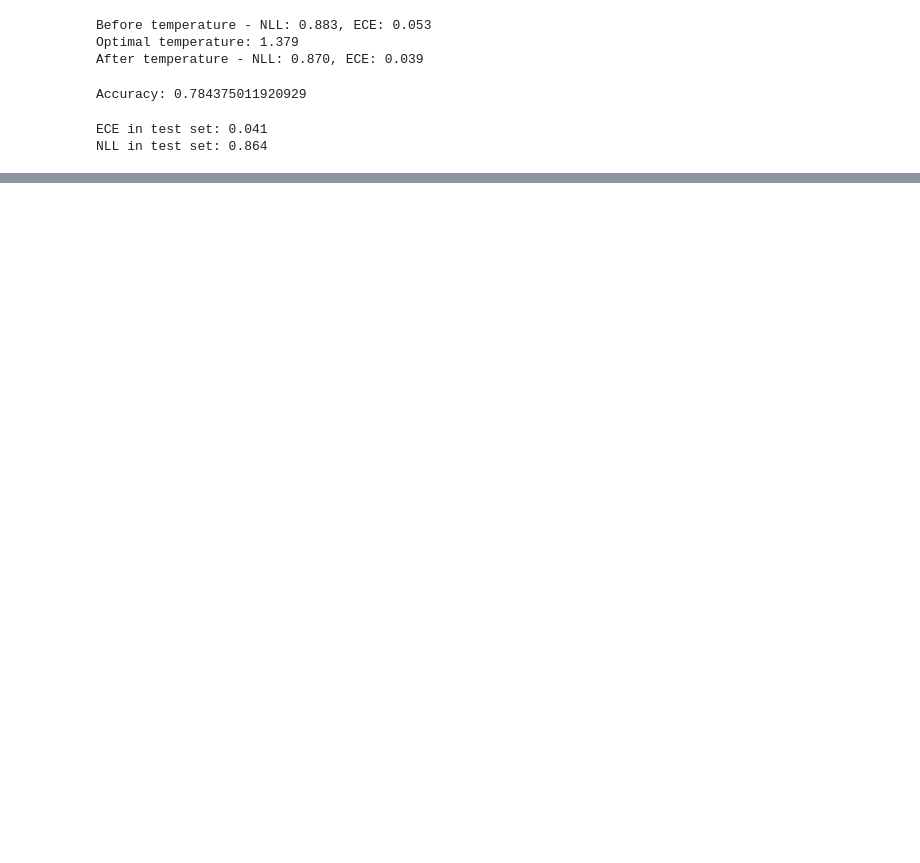
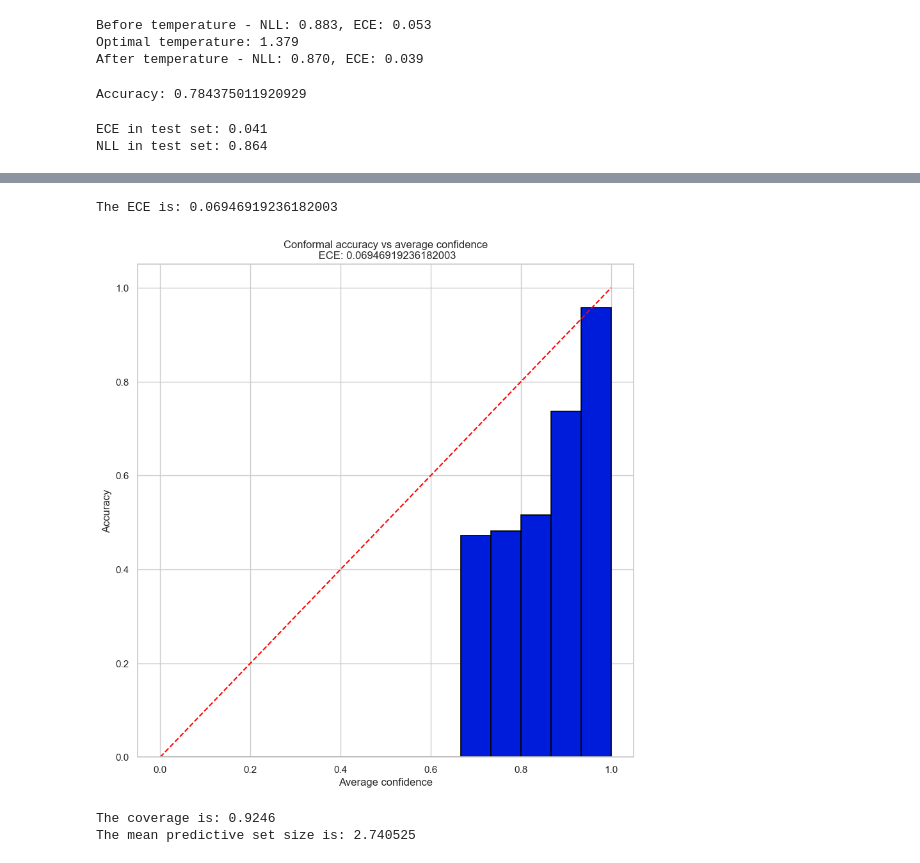
Before and after one commit to anacarolerthal/conformal-prediction-evaluation, a Jupyter notebook: notebooks/imagenet.ipynb, the cells around one changed output, grey strips where cells are left out. Drawn from its saved outputs; the diff is of its cells as text; code cells hidden in the pictures; blank space fills up the shorter version.

```diff
--- a/notebooks/imagenet.ipynb
+++ b/notebooks/imagenet.ipynb
@@ -94,0 +214,12 @@ torch.Size([40000, 1000])
+# %%
+cal_smx_np = cal_smx.cpu().numpy()
+cal_labels_np = cal_targets.cpu().numpy()
+val_smx_np = val_smx.cpu().numpy()
+val_labels_np = targets.cpu().numpy()
+
+#convert labels array to int
+cal_labels_np = cal_labels_np.astype(int)
+val_labels_np = val_labels_np.astype(int)
+
+
+prediction_sets, alphas, actual_labels = conformal(cal_smx_np, cal_labels_np, val_labels_np, val_smx_np, len(cal_smx_np))
@@ -94,0 +229,11 @@ torch.Size([40000, 1000])
+# %%
+def evaluate_conformal(prediction_sets, actual_labels):
+    prediction_sets = np.array(prediction_sets)
+    actual_labels = np.array(actual_labels)
+    empirical_coverage = prediction_sets[np.arange(prediction_sets.shape[0]),actual_labels].mean()
+    print(f"The empirical coverage is: {empirical_coverage}")
+    return empirical_coverage
+
+def create_fake_logits(alphas):
+    fake_logits = 1 - np.array(alphas)
+    return fake_logits
@@ -94,0 +275,36 @@ torch.Size([40000, 1000])
+# %%
+for i in range(15):
+    accuracy[i] = np.array(accuracy[i]).item()
+    if not accuracy[i] > 0:
+        accuracy[i] = 0
+    avg_conf[i] = np.array(avg_conf[i]).item()
+# %%
+#set nan values to 0
+error = accuracy - avg_conf
+ece_cumulative = 0
+for err in error:
+    if type(err) == torch.Tensor:
+        err = err.cpu().numpy()
+    if np.isnan(err):
+        err = 0
+    ece_cumulative += np.abs(err)
+
+ece = ece_cumulative / 15
+print(f"The ECE is: {ece}")
+# %% [output]
+The ECE is: 0.06946919236182003
+# %%
+#now we plot the results in a bar graph plot the x=y line
+import matplotlib.pyplot as plt
+
+ax, fig = plt.subplots(figsize=(10,10))
+plt.bar(bins, accuracy, width=bins[1], align='edge', edgecolor='black', color='#001cdb',linewidth=1.2)
+plt.plot([0,1], [0,1], color='red', linestyle='dashed')
+
+
+plt.xlabel('Average confidence')
+plt.ylabel('Accuracy')
+plt.title(f'Conformal accuracy vs average confidence\n ECE: {ece}')
+plt.show()
+# %% [output]
+[figure, added]
@@ -94,0 +337,17 @@ torch.Size([40000, 1000])
+# %%
+total = 0
+correct = 0
+for label in targets:
+    if label in pred_sets[total]:
+        correct += 1
+    total += 1
+
+print(f"The coverage is: {correct/total}")
+mean_pred_set_size = 0
+for pred_set in pred_sets:
+    mean_pred_set_size += len(pred_set)
+mean_pred_set_size = mean_pred_set_size / len(pred_sets)
+print(f"The mean predictive set size is: {mean_pred_set_size}")
+# %% [output]
+The coverage is: 0.9246
+The mean predictive set size is: 2.740525
```
Also changed, not shown: parts of 15 cells of this notebook, 1 other file.
